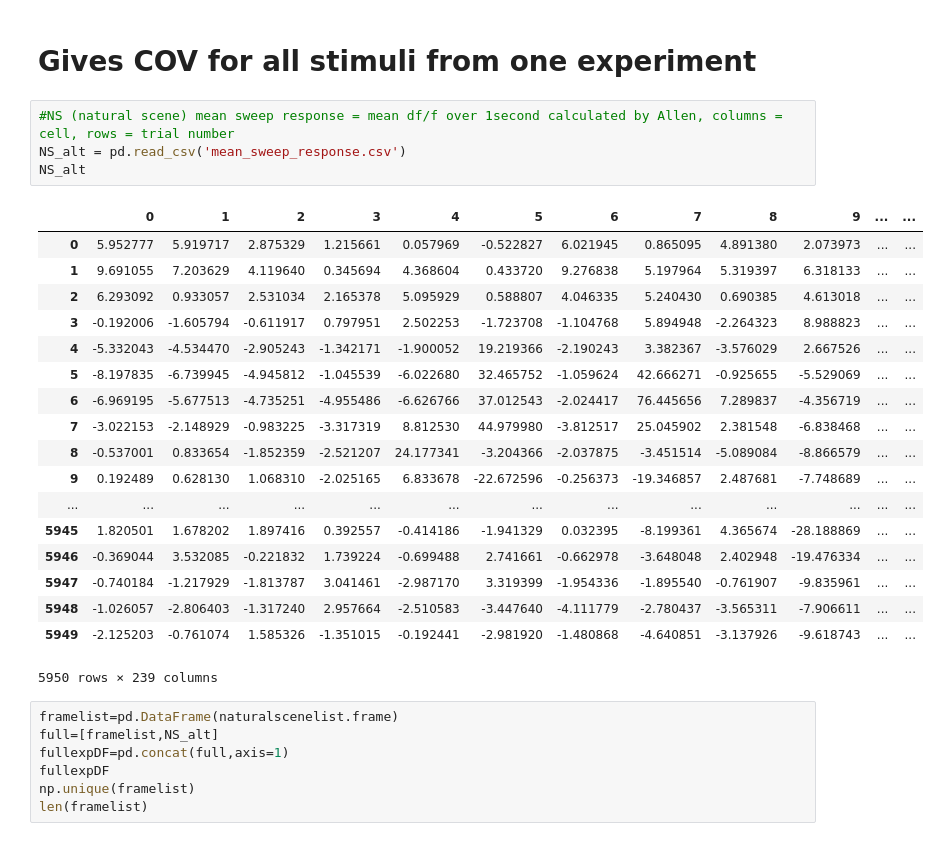
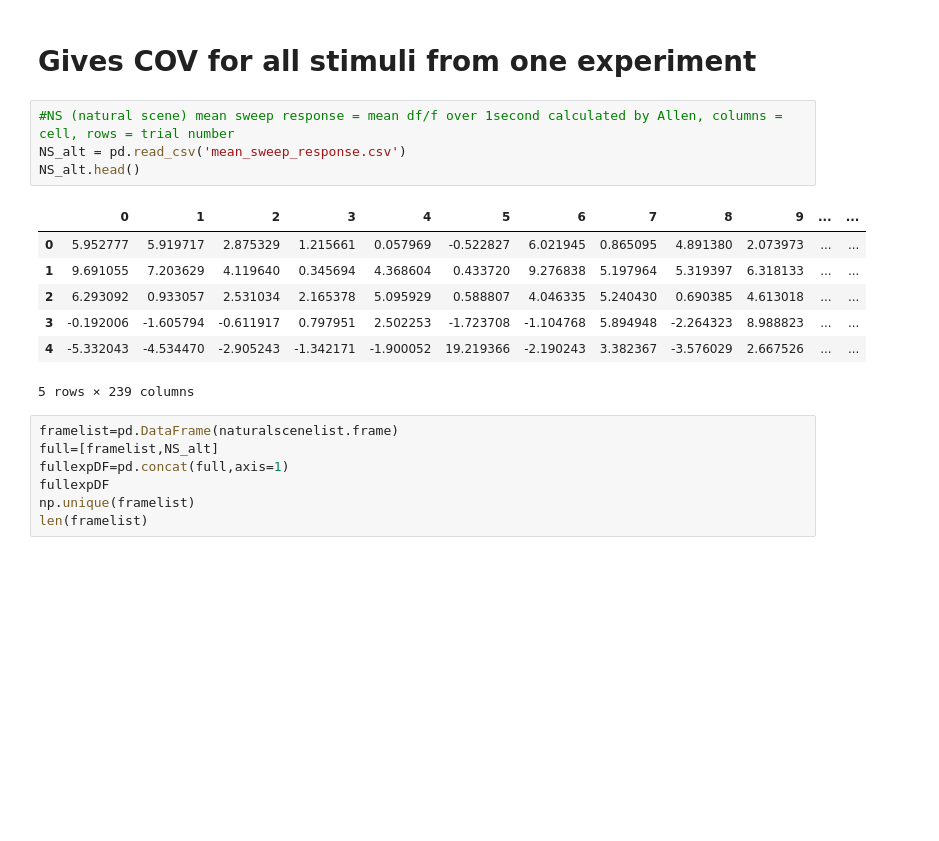
Before and after one commit to annieliu77/SWDB2016, a Jupyter notebook: Variability.ipynb, the cells around one changed output. Cells and saved outputs as stored; diff of their text form; blank space fills up the shorter version.

```diff
--- a/Variability.ipynb
+++ b/Variability.ipynb
@@ -110,26 +60,15 @@ naturalscenelist
 # %%
 #NS (natural scene) mean sweep response = mean df/f over 1second calculated by Allen, columns = cell, rows = trial number
 NS_alt = pd.read_csv('mean_sweep_response.csv')
-NS_alt
+NS_alt.head()
 # %% [output]
 |  | 0 | 1 | 2 | 3 | 4 | 5 | 6 | 7 | 8 | 9 | ... | ... |
 | 0 | 5.952777 | 5.919717 | 2.875329 | 1.215661 | 0.057969 | -0.522827 | 6.021945 | 0.865095 | 4.891380 | 2.073973 | ... | ... |
 | 1 | 9.691055 | 7.203629 | 4.119640 | 0.345694 | 4.368604 | 0.433720 | 9.276838 | 5.197964 | 5.319397 | 6.318133 | ... | ... |
 | 2 | 6.293092 | 0.933057 | 2.531034 | 2.165378 | 5.095929 | 0.588807 | 4.046335 | 5.240430 | 0.690385 | 4.613018 | ... | ... |
 | 3 | -0.192006 | -1.605794 | -0.611917 | 0.797951 | 2.502253 | -1.723708 | -1.104768 | 5.894948 | -2.264323 | 8.988823 | ... | ... |
 | 4 | -5.332043 | -4.534470 | -2.905243 | -1.342171 | -1.900052 | 19.219366 | -2.190243 | 3.382367 | -3.576029 | 2.667526 | ... | ... |
-| 5 | -8.197835 | -6.739945 | -4.945812 | -1.045539 | -6.022680 | 32.465752 | -1.059624 | 42.666271 | -0.925655 | -5.529069 | ... | ... |
-| 6 | -6.969195 | -5.677513 | -4.735251 | -4.955486 | -6.626766 | 37.012543 | -2.024417 | 76.445656 | 7.289837 | -4.356719 | ... | ... |
-| 7 | -3.022153 | -2.148929 | -0.983225 | -3.317319 | 8.812530 | 44.979980 | -3.812517 | 25.045902 | 2.381548 | -6.838468 | ... | ... |
-| 8 | -0.537001 | 0.833654 | -1.852359 | -2.521207 | 24.177341 | -3.204366 | -2.037875 | -3.451514 | -5.089084 | -8.866579 | ... | ... |
-| 9 | 0.192489 | 0.628130 | 1.068310 | -2.025165 | 6.833678 | -22.672596 | -0.256373 | -19.346857 | 2.487681 | -7.748689 | ... | ... |
-| ... | ... | ... | ... | ... | ... | ... | ... | ... | ... | ... | ... | ... |
-| 5945 | 1.820501 | 1.678202 | 1.897416 | 0.392557 | -0.414186 | -1.941329 | 0.032395 | -8.199361 | 4.365674 | -28.188869 | ... | ... |
-| 5946 | -0.369044 | 3.532085 | -0.221832 | 1.739224 | -0.699488 | 2.741661 | -0.662978 | -3.648048 | 2.402948 | -19.476334 | ... | ... |
-| 5947 | -0.740184 | -1.217929 | -1.813787 | 3.041461 | -2.987170 | 3.319399 | -1.954336 | -1.895540 | -0.761907 | -9.835961 | ... | ... |
-| 5948 | -1.026057 | -2.806403 | -1.317240 | 2.957664 | -2.510583 | -3.447640 | -4.111779 | -2.780437 | -3.565311 | -7.906611 | ... | ... |
-| 5949 | -2.125203 | -0.761074 | 1.585326 | -1.351015 | -0.192441 | -2.981920 | -1.480868 | -4.640851 | -3.137926 | -9.618743 | ... | ... |
-5950 rows × 239 columns
+5 rows × 239 columns
 # %%
 framelist=pd.DataFrame(naturalscenelist.frame)
 full=[framelist,NS_alt]
```
Also changed, not shown: parts of 7 cells of this notebook, 1 other file.
